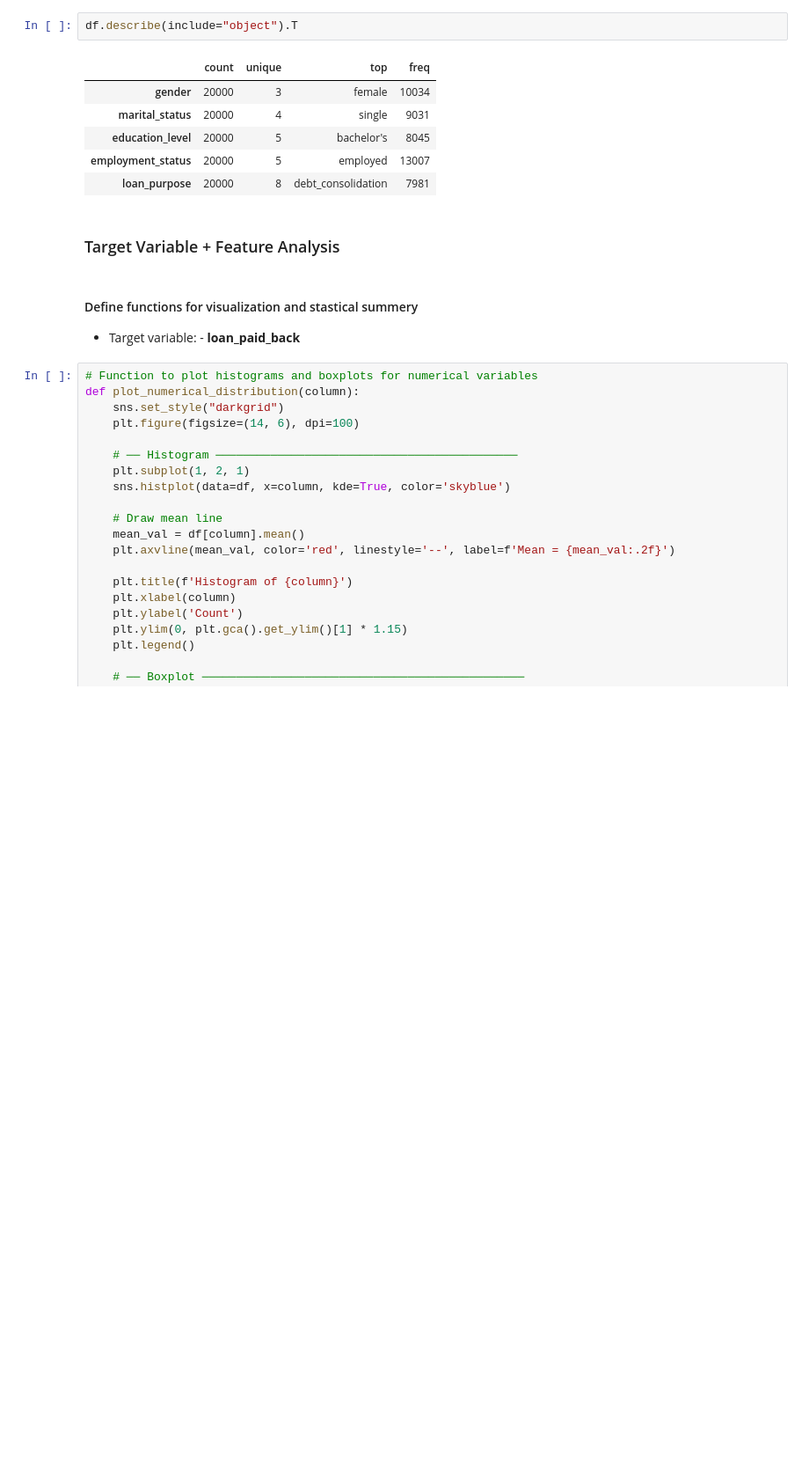
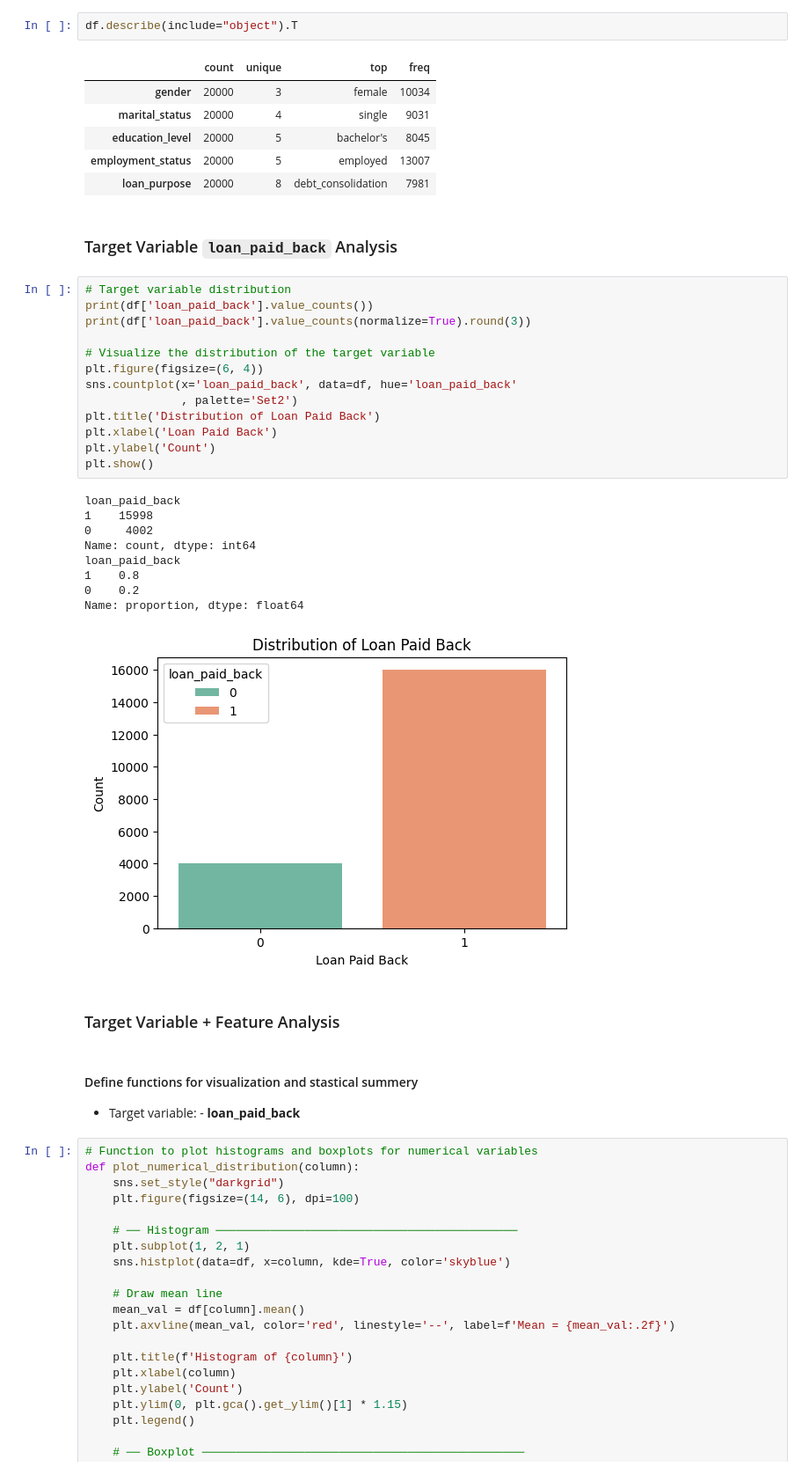
Before and after one commit to AshenFdo/Loan-Eligibility-Prediction, a Jupyter notebook: notebook/EDA_Loan_Approval.ipynb, the cells around one changed output. Shown at 88% size. Cells and saved outputs as stored; diff of their text form; blank space fills up the shorter version.

```diff
--- a/notebook/EDA_Loan_Approval.ipynb
+++ b/notebook/EDA_Loan_Approval.ipynb
@@ -113,6 +113,31 @@ df.describe(include="object").T
 | education_level | 20000 | 5 | bachelor's | 8045 |
 | employment_status | 20000 | 5 | employed | 13007 |
 | loan_purpose | 20000 | 8 | debt_consolidation | 7981 |
+# %% [markdown]
+### Target Variable `loan_paid_back` Analysis
+# %%
+# Target variable distribution
+print(df['loan_paid_back'].value_counts())
+print(df['loan_paid_back'].value_counts(normalize=True).round(3))
+
+# Visualize the distribution of the target variable
+plt.figure(figsize=(6, 4))
+sns.countplot(x='loan_paid_back', data=df, hue='loan_paid_back'
+              , palette='Set2')
+plt.title('Distribution of Loan Paid Back')
+plt.xlabel('Loan Paid Back')
+plt.ylabel('Count')
+plt.show()
+# %% [output]
+loan_paid_back
+1    15998
+0     4002
+Name: count, dtype: int64
+loan_paid_back
+1    0.8
+0    0.2
+Name: proportion, dtype: float64
+[figure, added]
 # %% [markdown]
 ### Target Variable + Feature Analysis
 # %% [markdown]
```
Also changed, not shown: parts of 9 cells of this notebook, 3 other files.
